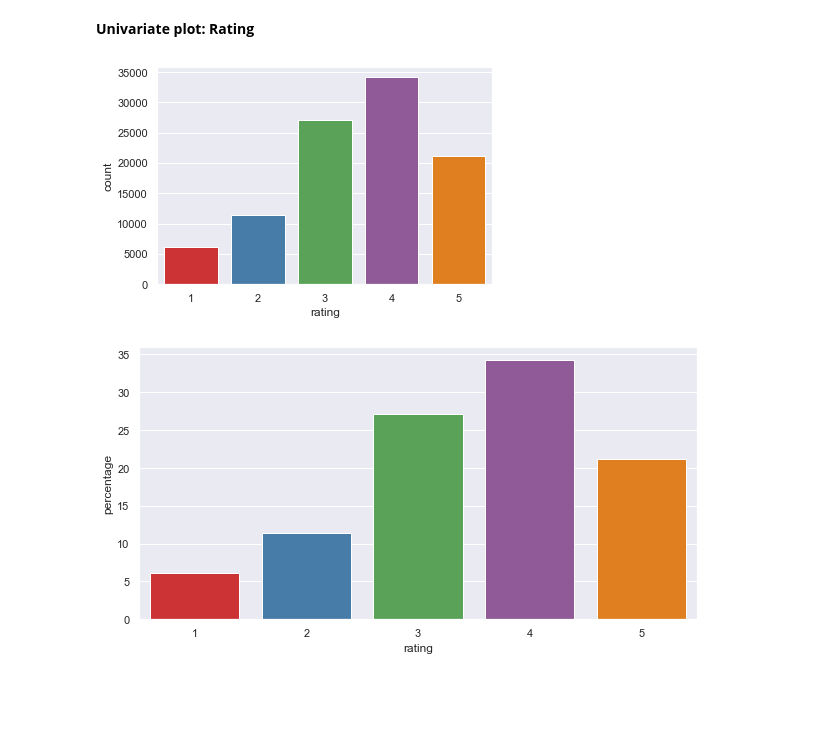
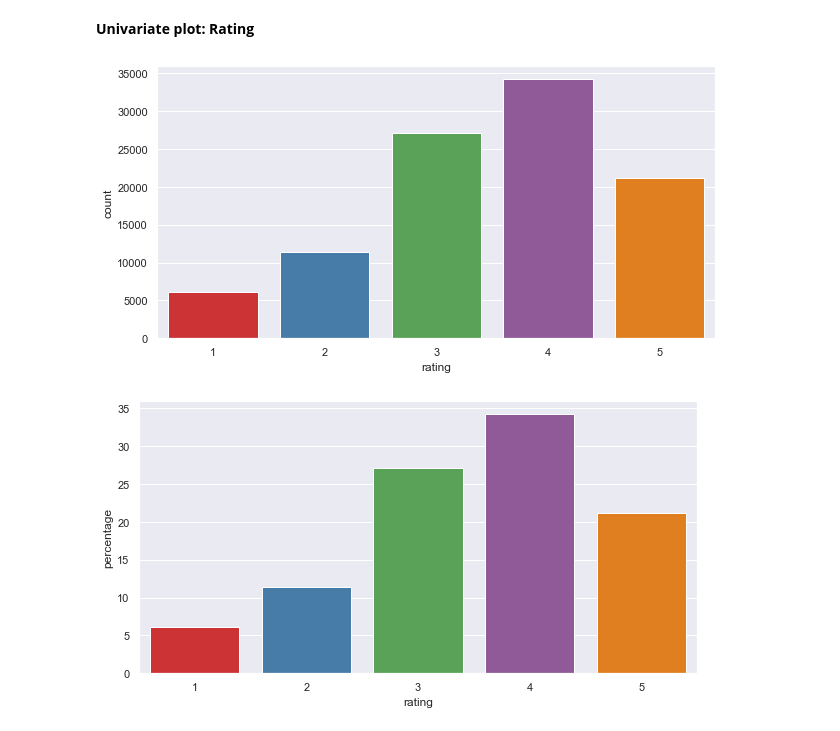
Before and after one commit to pcopley/uta-aiml, a Jupyter notebook: 01 Fundamentals of AIML/04 Project/MovieLens Project Questions.ipynb, the cells around one changed output. Drawn from its saved outputs; the diff is of its cells as text; code cells hidden in the pictures; blank space fills up the shorter version.

Commit message:
Update MovieLens Project Questions.ipynb
Resize ratings occurrence plot to match others

```diff
--- a/01 Fundamentals of AIML/04 Project/MovieLens Project Questions.ipynb
+++ b/01 Fundamentals of AIML/04 Project/MovieLens Project Questions.ipynb
@@ -335,9 +335,10 @@ movies['release_year'] = pd.DatetimeIndex(movies['release date']).year
 **Univariate plot: Rating**
 # %%
 # Ratings occurrence
+plt.figure(figsize=(10,5))
 sns.countplot(ratings['rating'], palette=palette);
 # %% [output]
-[figure, old version]
+[figure, new version]
 # %%
 # Ratings frequencies
 
```
